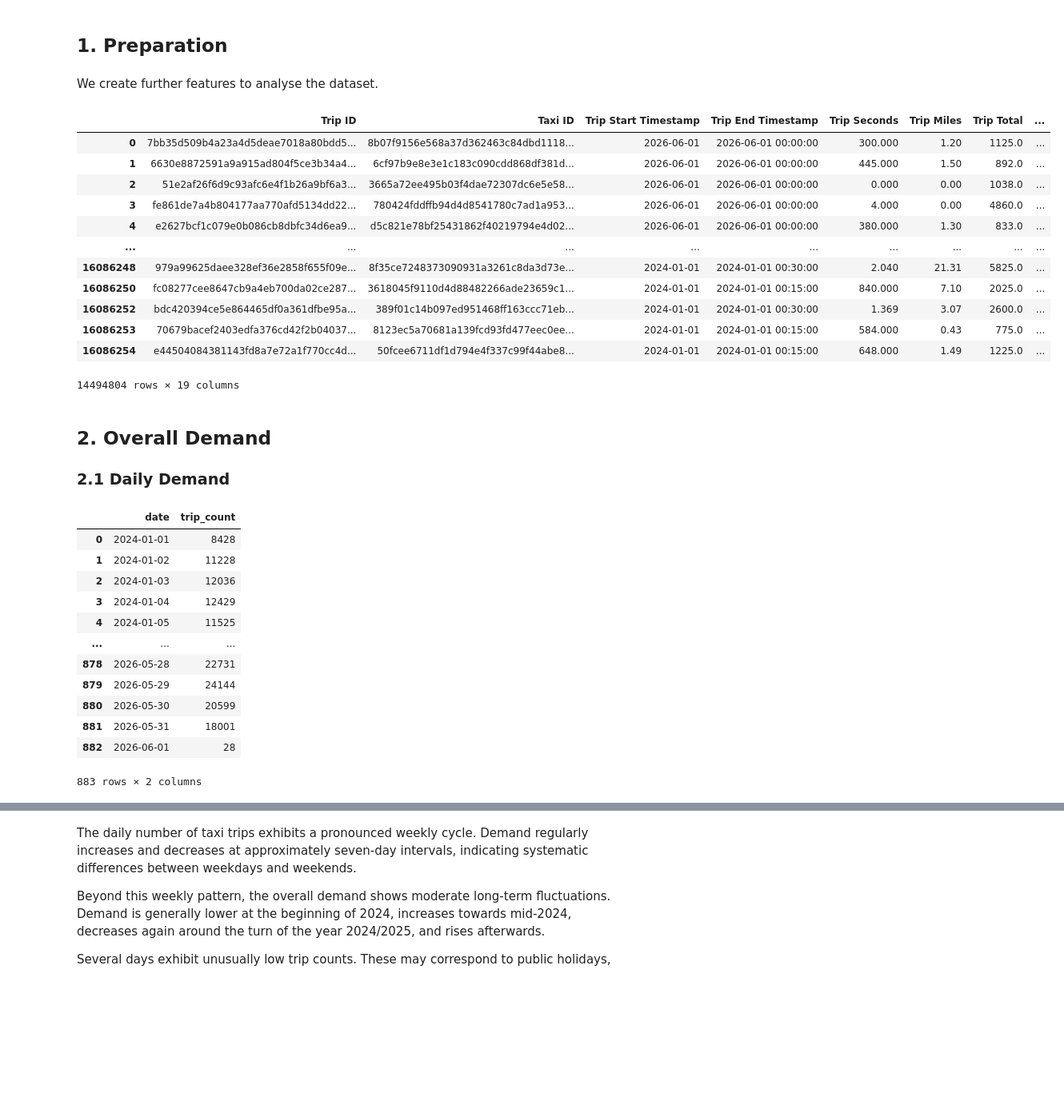
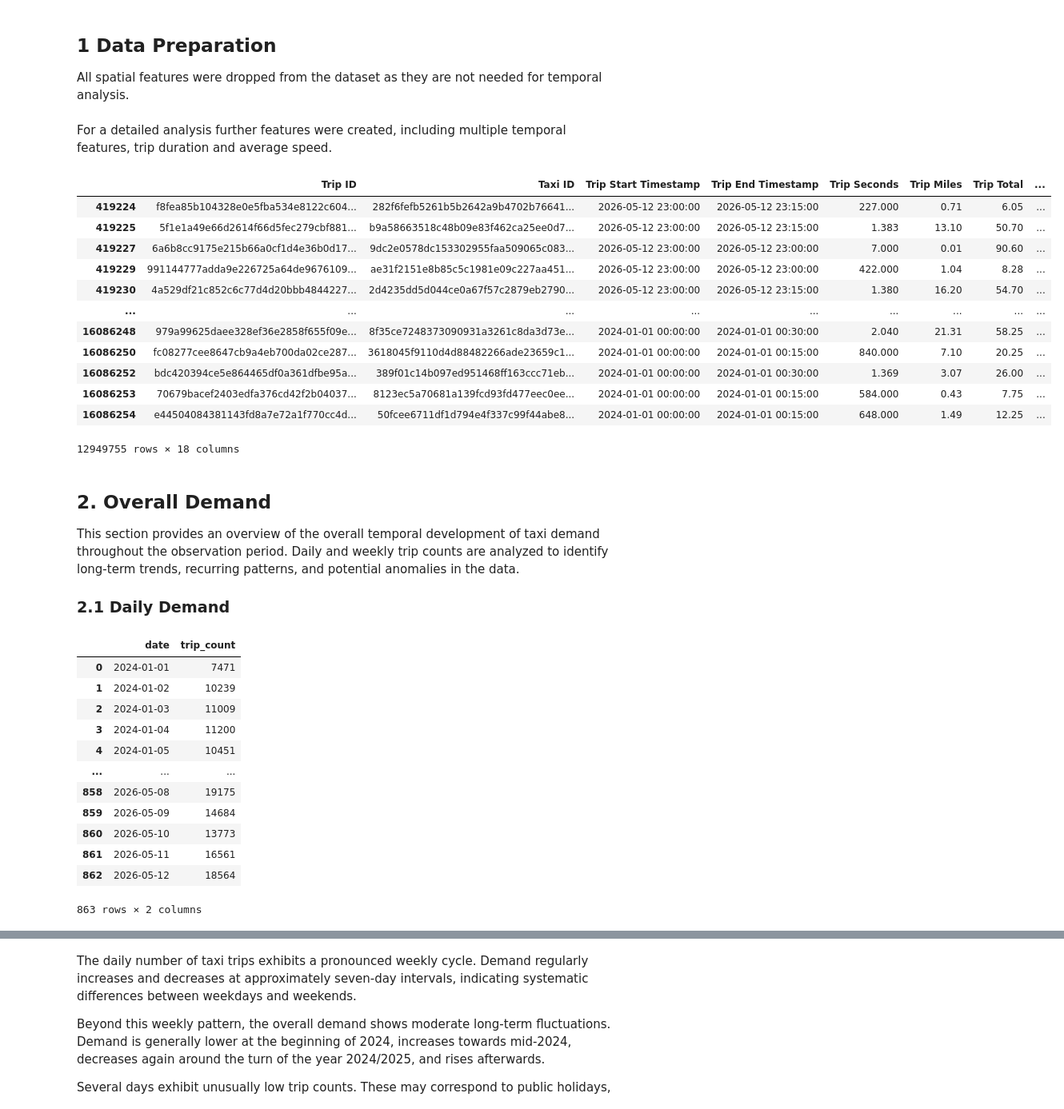
Before and after one commit to larissatheilmann/AAA_Project_Group7, a Jupyter notebook: notebooks/2.2 DescriptiveAnalysisTemporal.ipynb, the cells around one changed output, grey strips where cells are left out. Shown at 80% size. Drawn from its saved outputs; the diff is of its cells as text; code cells hidden in the pictures; blank space fills up the shorter version.

Commit message:
temporal descriptive finalised Markdown and corrections

```diff
--- a/notebooks/2.2 DescriptiveAnalysisTemporal.ipynb
+++ b/notebooks/2.2 DescriptiveAnalysisTemporal.ipynb
@@ -34,5 +36,7 @@ memory usage: 6.8 GB
 # %% [markdown]
-## 1. Preparation
+## 1 Data Preparation
+
+All spatial features were dropped from the dataset as they are not needed for temporal analysis.
 # %%
 #drop all spatial columns as they are not needed for temporal analysis
 taxi_data = taxi_data.drop(columns=["Pickup Census Tract", "Dropoff Census Tract",
@@ -51,49 +55,51 @@ taxi_data["Trip Start Timestamp"] = pd.to_datetime(
 taxi_data["Trip End Timestamp"] = pd.to_datetime(
     taxi_data["Trip End Timestamp"]
 )
+
+#convert to Dollar ($)
+taxi_data["Trip Total"] = taxi_data["Trip Total"]/100
 # %% [markdown]
-We create further features to analyse the dataset.
+For a detailed analysis further features were created, including multiple temporal features, trip duration and average speed.
 # %%
 #create temporal features
 taxi_data["date"] = taxi_data["Trip Start Timestamp"].dt.date
-
 taxi_data["year"] = taxi_data["Trip Start Timestamp"].dt.year
 
 taxi_data["month"] = taxi_data["Trip Start Timestamp"].dt.month
 
 taxi_data["week"] = taxi_data["Trip Start Timestamp"].dt.isocalendar().week
-taxi_data["weekday_name"] = taxi_data["Trip Start Timestamp"].dt.day_name()
+weekday_order = ["Monday", "Tuesday", "Wednesday", "Thursday", "Friday", "Saturday", "Sunday"]
+taxi_data["weekday_name"] = pd.Categorical(taxi_data["Trip Start Timestamp"].dt.day_name(), categories=weekday_order, ordered=True)
 taxi_data["is_weekend"] = taxi_data["weekday_name"].isin(["Saturday", "Sunday"])
 
 taxi_data["hour"] = taxi_data["Trip Start Timestamp"].dt.hour
 
 #trip duration in minutes
 taxi_data["Trip Minutes"] = taxi_data["Trip Seconds"] / 60
 
 #average speed (mph)
-taxi_data["average_speed"] = np.where(
-    taxi_data["Trip Seconds"] > 0,
-    taxi_data["Trip Miles"] / (taxi_data["Trip Seconds"] / 3600),
-    np.nan,
-)
+taxi_data["average_speed"] = taxi_data["Trip Miles"] / (taxi_data["Trip Minutes"] / 60)
 
 taxi_data
 # %% [output]
 |  | Trip ID | Taxi ID | Trip Start Timestamp | Trip End Timestamp | Trip Seconds | Trip Miles | Trip Total | ... |
-| 0 | 7bb35d509b4a23a4d5deae7018a80bdd5... | 8b07f9156e568a37d362463c84dbd1118... | 2026-06-01 | 2026-06-01 00:00:00 | 300.000 | 1.20 | 1125.0 | ... |
-| 1 | 6630e8872591a9a915ad804f5ce3b34a4... | 6cf97b9e8e3e1c183c090cdd868df381d... | 2026-06-01 | 2026-06-01 00:00:00 | 445.000 | 1.50 | 892.0 | ... |
-| 2 | 51e2af26f6d9c93afc6e4f1b26a9bf6a3... | 3665a72ee495b03f4dae72307dc6e5e58... | 2026-06-01 | 2026-06-01 00:00:00 | 0.000 | 0.00 | 1038.0 | ... |
-| 3 | fe861de7a4b804177aa770afd5134dd22... | 780424fddffb94d4d8541780c7ad1a953... | 2026-06-01 | 2026-06-01 00:00:00 | 4.000 | 0.00 | 4860.0 | ... |
-| 4 | e2627bcf1c079e0b086cb8dbfc34d6ea9... | d5c821e78bf25431862f40219794e4d02... | 2026-06-01 | 2026-06-01 00:00:00 | 380.000 | 1.30 | 833.0 | ... |
+| 419224 | f8fea85b104328e0e5fba534e8122c604... | 282f6fefb5261b5b2642a9b4702b76641... | 2026-05-12 23:00:00 | 2026-05-12 23:15:00 | 227.000 | 0.71 | 6.05 | ... |
+| 419225 | 5f1e1a49e66d2614f66d5fec279cbf881... | b9a58663518c48b09e83f462ca25ee0d7... | 2026-05-12 23:00:00 | 2026-05-12 23:15:00 | 1.383 | 13.10 | 50.70 | ... |
+| 419227 | 6a6b8cc9175e215b66a0cf1d4e36b0d17... | 9dc2e0578dc153302955faa509065c083... | 2026-05-12 23:00:00 | 2026-05-12 23:00:00 | 7.000 | 0.01 | 90.60 | ... |
+| 419229 | 991144777adda9e226725a64de9676109... | ae31f2151e8b85c5c1981e09c227aa451... | 2026-05-12 23:00:00 | 2026-05-12 23:00:00 | 422.000 | 1.04 | 8.28 | ... |
+| 419230 | 4a529df21c852c6c77d4d20bbb4844227... | 2d4235dd5d044ce0a67f57c2879eb2790... | 2026-05-12 23:00:00 | 2026-05-12 23:15:00 | 1.380 | 16.20 | 54.70 | ... |
 | ... | ... | ... | ... | ... | ... | ... | ... | ... |
-| 16086248 | 979a99625daee328ef36e2858f655f09e... | 8f35ce7248373090931a3261c8da3d73e... | 2024-01-01 | 2024-01-01 00:30:00 | 2.040 | 21.31 | 5825.0 | ... |
-| 16086250 | fc08277cee8647cb9a4eb700da02ce287... | 3618045f9110d4d88482266ade23659c1... | 2024-01-01 | 2024-01-01 00:15:00 | 840.000 | 7.10 | 2025.0 | ... |
-| 16086252 | bdc420394ce5e864465df0a361dfbe95a... | 389f01c14b097ed951468ff163ccc71eb... | 2024-01-01 | 2024-01-01 00:30:00 | 1.369 | 3.07 | 2600.0 | ... |
-| 16086253 | 70679bacef2403edfa376cd42f2b04037... | 8123ec5a70681a139fcd93fd477eec0ee... | 2024-01-01 | 2024-01-01 00:15:00 | 584.000 | 0.43 | 775.0 | ... |
-| 16086254 | e44504084381143fd8a7e72a1f770cc4d... | 50fcee6711df1d794e4f337c99f44abe8... | 2024-01-01 | 2024-01-01 00:15:00 | 648.000 | 1.49 | 1225.0 | ... |
+| 16086248 | 979a99625daee328ef36e2858f655f09e... | 8f35ce7248373090931a3261c8da3d73e... | 2024-01-01 00:00:00 | 2024-01-01 00:30:00 | 2.040 | 21.31 | 58.25 | ... |
+| 16086250 | fc08277cee8647cb9a4eb700da02ce287... | 3618045f9110d4d88482266ade23659c1... | 2024-01-01 00:00:00 | 2024-01-01 00:15:00 | 840.000 | 7.10 | 20.25 | ... |
+| 16086252 | bdc420394ce5e864465df0a361dfbe95a... | 389f01c14b097ed951468ff163ccc71eb... | 2024-01-01 00:00:00 | 2024-01-01 00:30:00 | 1.369 | 3.07 | 26.00 | ... |
+| 16086253 | 70679bacef2403edfa376cd42f2b04037... | 8123ec5a70681a139fcd93fd477eec0ee... | 2024-01-01 00:00:00 | 2024-01-01 00:15:00 | 584.000 | 0.43 | 7.75 | ... |
+| 16086254 | e44504084381143fd8a7e72a1f770cc4d... | 50fcee6711df1d794e4f337c99f44abe8... | 2024-01-01 00:00:00 | 2024-01-01 00:15:00 | 648.000 | 1.49 | 12.25 | ... |
-14494804 rows × 19 columns
+12949755 rows × 18 columns
 # %% [markdown]
 ## 2. Overall Demand
+
+This section provides an overview of the overall temporal development of taxi demand throughout the observation period. Daily and weekly trip counts are analyzed to identify long-term trends, recurring patterns, and potential anomalies in the data.
+
 ### 2.1 Daily Demand
 # %%
 # Number of trips per day
@@ -108,18 +114,18 @@ daily_demand = (
 daily_demand
 # %% [output]
 |  | date | trip_count |
-| 0 | 2024-01-01 | 8428 |
-| 1 | 2024-01-02 | 11228 |
-| 2 | 2024-01-03 | 12036 |
-| 3 | 2024-01-04 | 12429 |
-| 4 | 2024-01-05 | 11525 |
+| 0 | 2024-01-01 | 7471 |
+| 1 | 2024-01-02 | 10239 |
+| 2 | 2024-01-03 | 11009 |
+| 3 | 2024-01-04 | 11200 |
+| 4 | 2024-01-05 | 10451 |
 | ... | ... | ... |
-| 878 | 2026-05-28 | 22731 |
-| 879 | 2026-05-29 | 24144 |
-| 880 | 2026-05-30 | 20599 |
-| 881 | 2026-05-31 | 18001 |
-| 882 | 2026-06-01 | 28 |
+| 858 | 2026-05-08 | 19175 |
+| 859 | 2026-05-09 | 14684 |
+| 860 | 2026-05-10 | 13773 |
+| 861 | 2026-05-11 | 16561 |
+| 862 | 2026-05-12 | 18564 |
-883 rows × 2 columns
+863 rows × 2 columns
 # %%
 plt.figure(figsize=(14,5))
 
```
Also changed, not shown: parts of 41 cells of this notebook.
